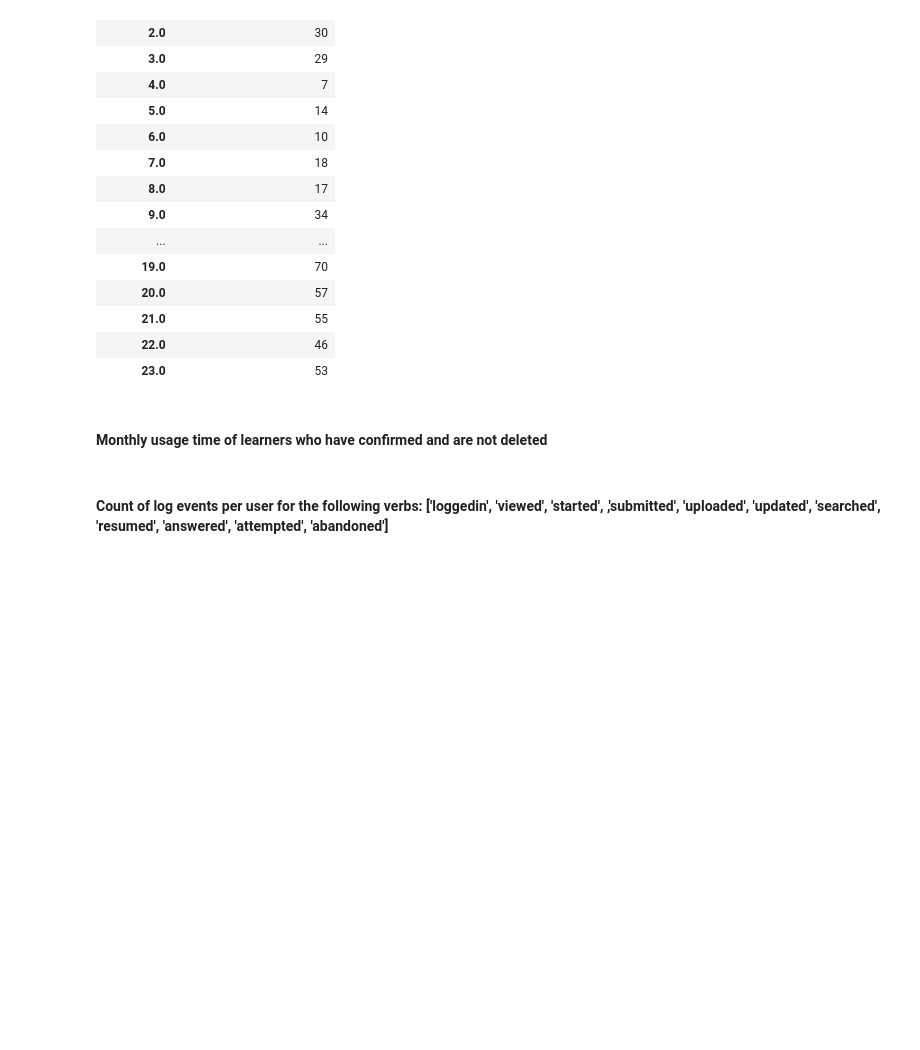
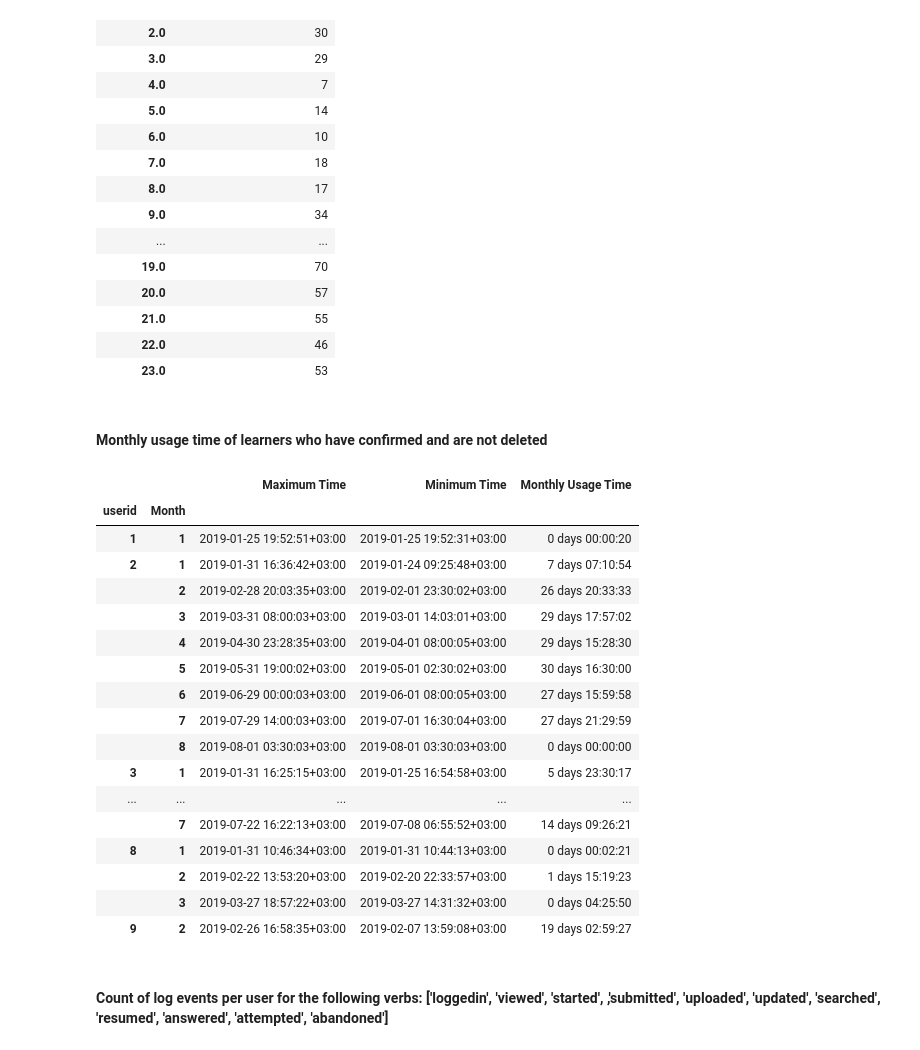
Before and after one commit to Kiiru-Anastasia/10acadWeeklyChallenges, a Jupyter notebook: Week10/educational_data_log_analysis.ipynb, the cells around one changed output. Saved outputs shown, nothing was run; the diff lists cells and outputs as text; code cells hidden in the pictures; blank space fills up the shorter version.

```diff
--- a/Week10/educational_data_log_analysis.ipynb
+++ b/Week10/educational_data_log_analysis.ipynb
@@ -86,3 +147,25 @@ data
+# %%
+# we can inspect the generated data, to confirm that we have the data as required
+df1.head(30)
+# %% [output]
+|  |  | Maximum Time | Minimum Time | Monthly Usage Time |
+| userid | Month |  |  |  |
+| 1 | 1 | 2019-01-25 19:52:51+03:00 | 2019-01-25 19:52:31+03:00 | 0 days 00:00:20 |
+| 2 | 1 | 2019-01-31 16:36:42+03:00 | 2019-01-24 09:25:48+03:00 | 7 days 07:10:54 |
+|  | 2 | 2019-02-28 20:03:35+03:00 | 2019-02-01 23:30:02+03:00 | 26 days 20:33:33 |
+|  | 3 | 2019-03-31 08:00:03+03:00 | 2019-03-01 14:03:01+03:00 | 29 days 17:57:02 |
+|  | 4 | 2019-04-30 23:28:35+03:00 | 2019-04-01 08:00:05+03:00 | 29 days 15:28:30 |
+|  | 5 | 2019-05-31 19:00:02+03:00 | 2019-05-01 02:30:02+03:00 | 30 days 16:30:00 |
+|  | 6 | 2019-06-29 00:00:03+03:00 | 2019-06-01 08:00:05+03:00 | 27 days 15:59:58 |
+|  | 7 | 2019-07-29 14:00:03+03:00 | 2019-07-01 16:30:04+03:00 | 27 days 21:29:59 |
+|  | 8 | 2019-08-01 03:30:03+03:00 | 2019-08-01 03:30:03+03:00 | 0 days 00:00:00 |
+| 3 | 1 | 2019-01-31 16:25:15+03:00 | 2019-01-25 16:54:58+03:00 | 5 days 23:30:17 |
+| ... | ... | ... | ... | ... |
+|  | 7 | 2019-07-22 16:22:13+03:00 | 2019-07-08 06:55:52+03:00 | 14 days 09:26:21 |
+| 8 | 1 | 2019-01-31 10:46:34+03:00 | 2019-01-31 10:44:13+03:00 | 0 days 00:02:21 |
+|  | 2 | 2019-02-22 13:53:20+03:00 | 2019-02-20 22:33:57+03:00 | 1 days 15:19:23 |
+|  | 3 | 2019-03-27 18:57:22+03:00 | 2019-03-27 14:31:32+03:00 | 0 days 04:25:50 |
+| 9 | 2 | 2019-02-26 16:58:35+03:00 | 2019-02-07 13:59:08+03:00 | 19 days 02:59:27 |
 # %% [markdown]
 #### Count of log events per user for the following verbs: ['loggedin', 'viewed', 'started', ,'submitted', 'uploaded', 'updated', 'searched', 'resumed', 'answered', 'attempted', 'abandoned']
 # %%
```
Also changed, not shown: parts of 16 cells of this notebook.
